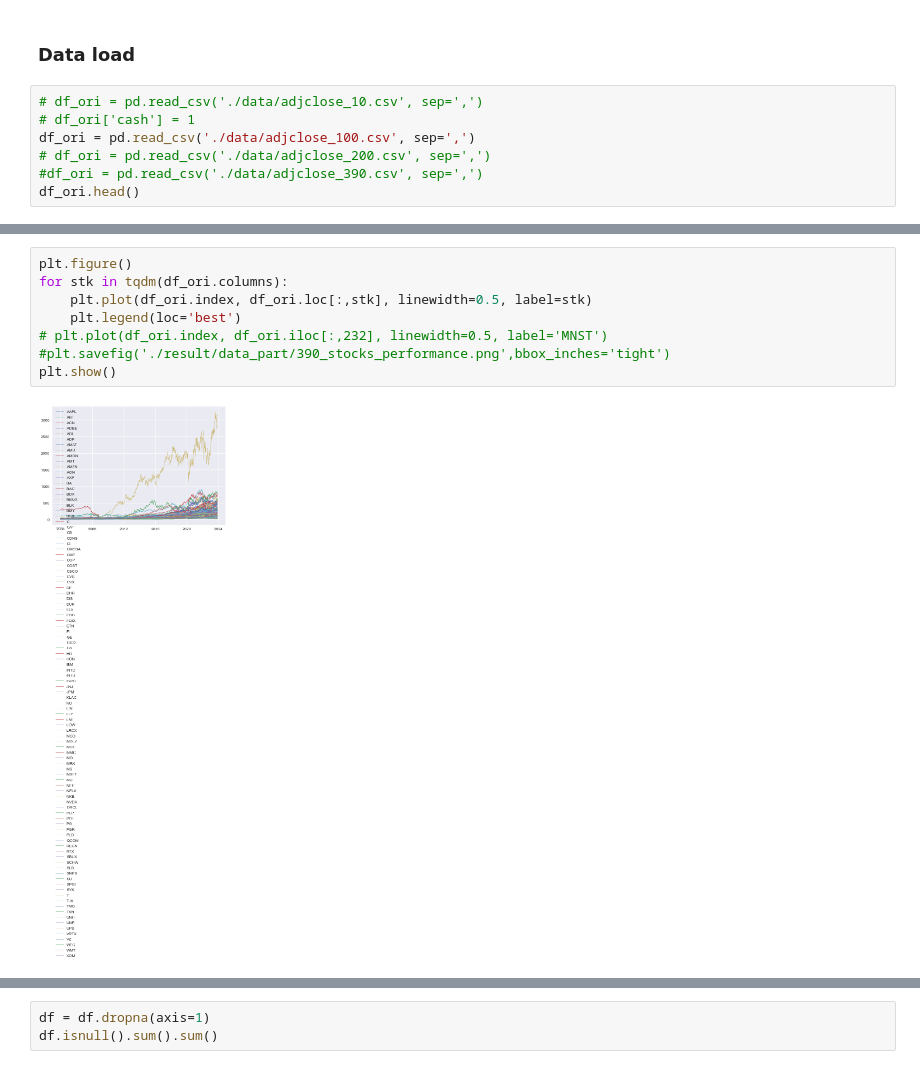
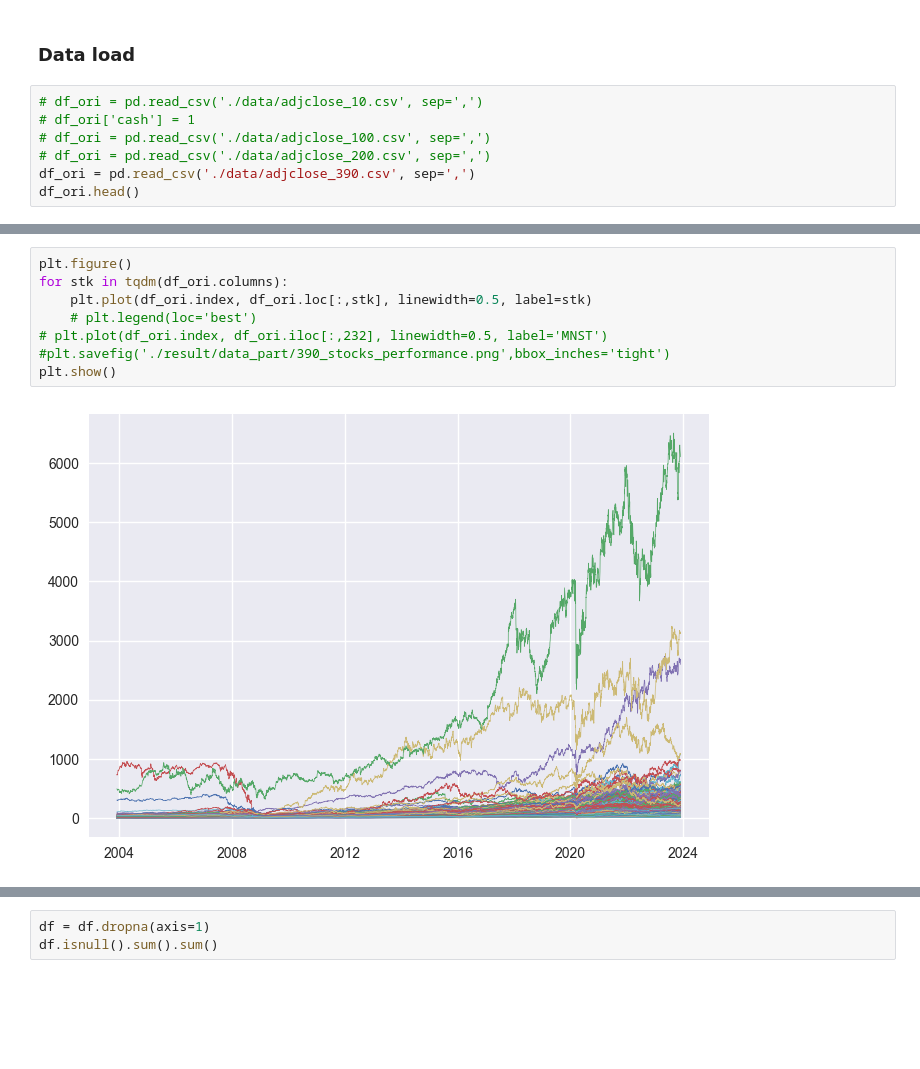
Before and after one commit to Terry-Xu-666/4530_projrct, a Jupyter notebook: OnlineLearning.ipynb, the cells around one changed output, grey strips where cells are left out. Drawn from its saved outputs; the diff is of its cells as text; blank space fills up the shorter version.

```diff
--- a/OnlineLearning.ipynb
+++ b/OnlineLearning.ipynb
@@ -12,8 +12,8 @@ plt.style.use('seaborn-v0_8')
 # %%
 # df_ori = pd.read_csv('./data/adjclose_10.csv', sep=',')
 # df_ori['cash'] = 1
-df_ori = pd.read_csv('./data/adjclose_100.csv', sep=',')
+# df_ori = pd.read_csv('./data/adjclose_100.csv', sep=',')
 # df_ori = pd.read_csv('./data/adjclose_200.csv', sep=',')
-#df_ori = pd.read_csv('./data/adjclose_390.csv', sep=',')
+df_ori = pd.read_csv('./data/adjclose_390.csv', sep=',')
 df_ori.head()
 # %% [output]
@@ -43,13 +43,13 @@ df_ori.tail()
 # %%
 plt.figure()
 for stk in tqdm(df_ori.columns):
     plt.plot(df_ori.index, df_ori.loc[:,stk], linewidth=0.5, label=stk)
-    plt.legend(loc='best')
+    # plt.legend(loc='best')
 # plt.plot(df_ori.index, df_ori.iloc[:,232], linewidth=0.5, label='MNST')
 #plt.savefig('./result/data_part/390_stocks_performance.png',bbox_inches='tight')
 plt.show()
 # %% [output]
-[figure, old version]
+[figure, new version]
 # %%
 
 df = df_ori.pct_change().iloc[1:,:]
```
Also changed, not shown: parts of 21 cells of this notebook.
